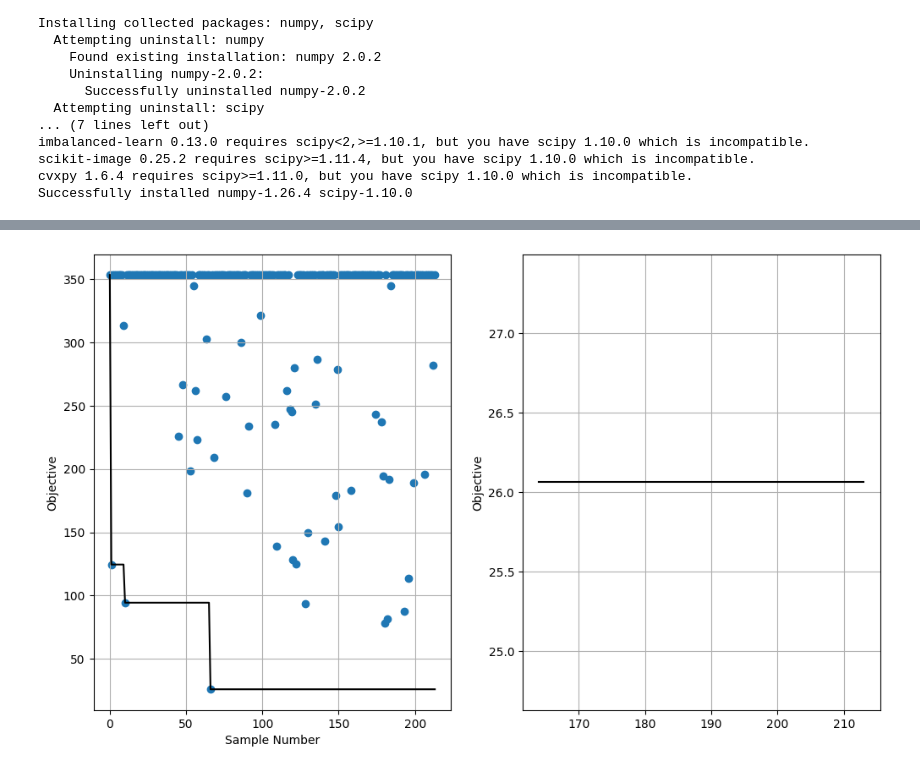
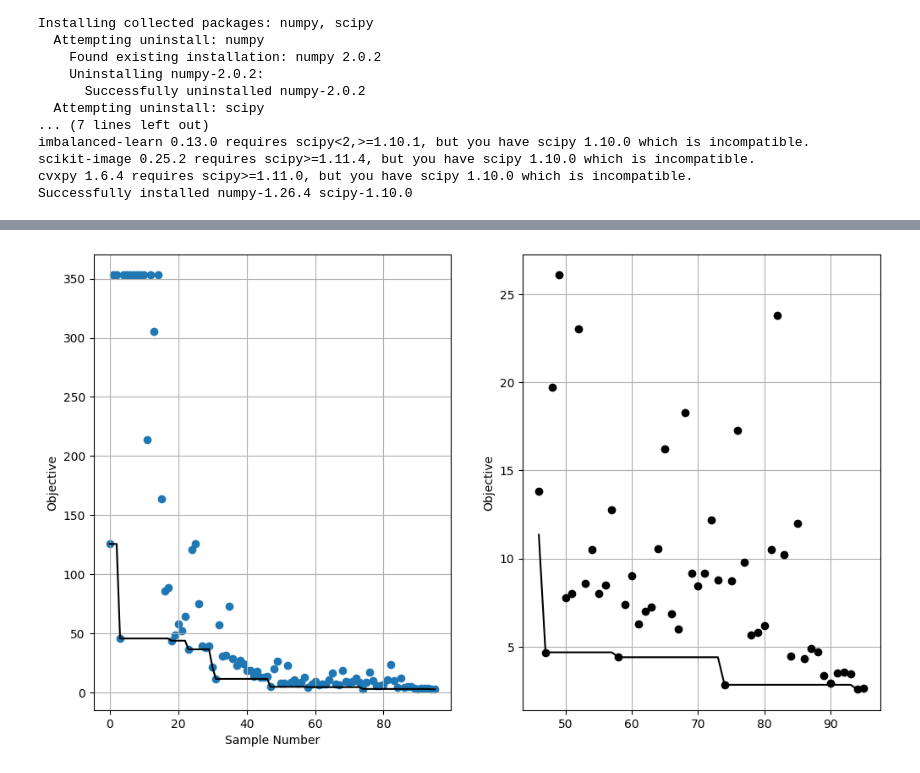
Before and after one commit to aashwinmishra/SLACBeamOptimization, a Jupyter notebook: notebooks/16_SND_ConstrainedOptimization.ipynb, the cells around one changed output, grey strips where cells are left out. Cells and saved outputs as stored; diff of their text form; code cells hidden in the pictures.

```diff
--- a/notebooks/16_SND_ConstrainedOptimization.ipynb
+++ b/notebooks/16_SND_ConstrainedOptimization.ipynb
@@ -163,3 +163,10 @@ def get_snd_outputs_detailed(inputs):
     result.append([do_centroid*1e6, my_intensity])
 
   return torch.tensor(result, dtype=torch.float)
+# %%
+def eval_function_intensity(input_dict: dict) -> dict:
+  x1, x2, x3, x4, x5, x6, x7, x8 = input_dict["x1"], input_dict["x2"], input_dict["x3"], input_dict["x4"], input_dict["x5"], input_dict["x6"], input_dict["x7"], input_dict["x8"]
+  Xinp = np.expand_dims(np.array([x1, x2, x3, x4, x5, x6, x7, x8]), axis=0)
+  output = get_snd_outputs(Xinp)
+  f = output[0][1].item()
+  return {"f": f}
@@ -203,5 +248,8 @@ def run_bo(eval_function=eval_function, init_samples=64, len_chain=150):
 # %%
-def run_turbo(eval_function=eval_function, init_samples=64, len_chain=150):
+def run_turbo(eval_function=eval_function_intensity,
+              objective:str="MAXIMIZE",
+              init_samples=32,
+              len_chain=50):
   """
   Runs TurBO chain on the eval function, with init_samples initial samples followed
   by len_chain samples.
@@ -209,7 +257,7 @@ def run_turbo(eval_function=eval_function, init_samples=64, len_chain=150):
   """
   low = 0.0
   high = 1.0
-  n_init = 64
+  n_init = init_samples
   vocs = VOCS(
       variables = {"x1": [low, high],
                   "x2": [low, high],
@@ -220,17 +268,17 @@ def run_turbo(eval_function=eval_function, init_samples=64, len_chain=150):
                   "x7": [low, high],
                   "x8": [low, high]
                   },
-      objectives = {"f": "MINIMIZE"},
+      objectives = {"f": objective},
     )
   evaluator = Evaluator(function=eval_function)
   generator = ExpectedImprovementGenerator(
       vocs=vocs, turbo_controller="optimize"
   )
   X = Xopt(evaluator=evaluator, generator=generator, vocs=vocs)
-  X.generator.turbo_controller.scale_factor = 1.5
-  X.generator.turbo_controller.success_tolerance = 10
-  X.generator.turbo_controller.failure_tolerance = 10
-  X.generator.turbo_controller.length = 1.0
+  # X.generator.turbo_controller.scale_factor = 1.5
+  # X.generator.turbo_controller.success_tolerance = 10
+  # X.generator.turbo_controller.failure_tolerance = 10
+  # X.generator.turbo_controller.length = 1.0
 
   sampler = qmc.LatinHypercube(d=8)
   xs = sampler.random(n=n_init)
@@ -242,8 +290,8 @@ def run_turbo(eval_function=eval_function, init_samples=64, len_chain=150):
   X.generator.turbo_controller.get_trust_region(X.generator.model)
 
   for i in range(len_chain):
-    # if i % 10 == 0:
-    #   print(f"Step: {i+1}")
+    if i % 10 == 0:
+      print(f"Step: {i+1}")
     model = X.generator.train_model()
     trust_region = X.generator.turbo_controller.get_trust_region(generator.model)\
           .squeeze()
@@ -302,4 +392,4 @@ def get_optimum_details(X, plot=True):
 # %%
-X = run_bo(eval_function=eval_function, init_samples=64, len_chain=150)
+X = run_turbo(eval_function_intensity, "MAXIMIZE", init_samples=32, len_chain=64)
 X.data
 # %% [output]
@@ -319,22 +416,23 @@ X.data
 # %%
 y1 = X.generator.data["f"]
 y1_mins = np.minimum.accumulate(y1)
 
 
 idx = np.arange(len(y1_mins))
 
 fig, (ax0, ax1) = plt.subplots(1, 2, figsize=(12, 7))
 ax0.scatter(idx, y1)
 ax0.plot(idx, y1_mins,'k')
 ax0.grid()
 ax0.set_xlabel("Sample Number")
 ax0.set_ylabel("Objective")
 
 ax1.plot(idx[-50:], y1_mins[-50:],'k')
+ax1.plot(idx[-50:], y1[-50:],'ok')
 ax1.grid()
 ax1.set_ylabel("Objective");
 # %% [output]
-[figure, old version]
+[figure, new version]
 # %%
 def plot_optima_from_generator_data(X, plot=True):
   """
```
Also changed, not shown: parts of 7 cells of this notebook.
